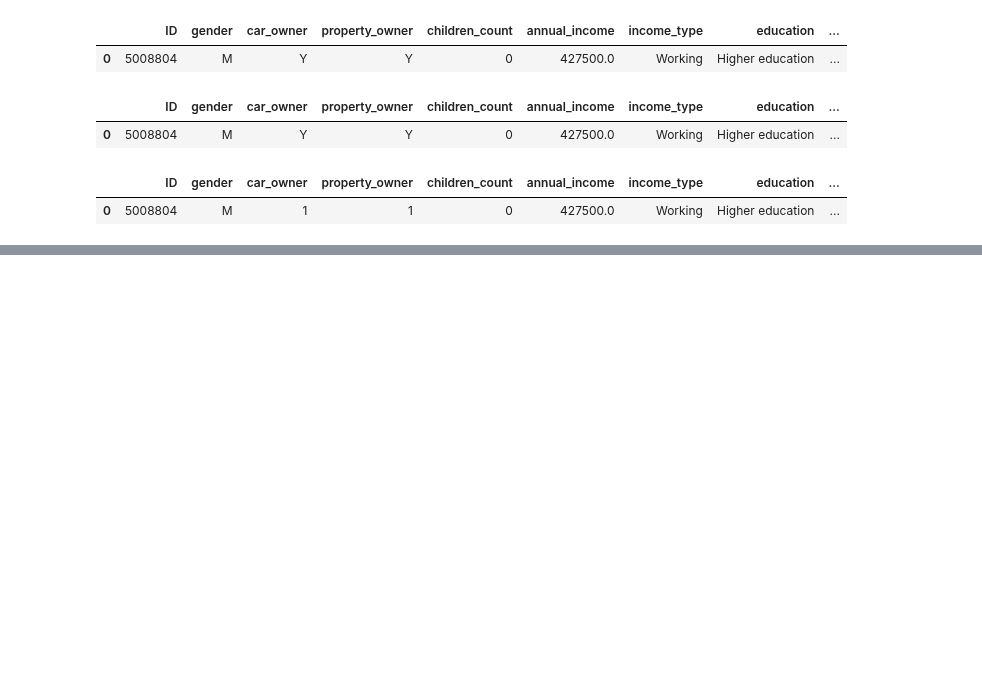
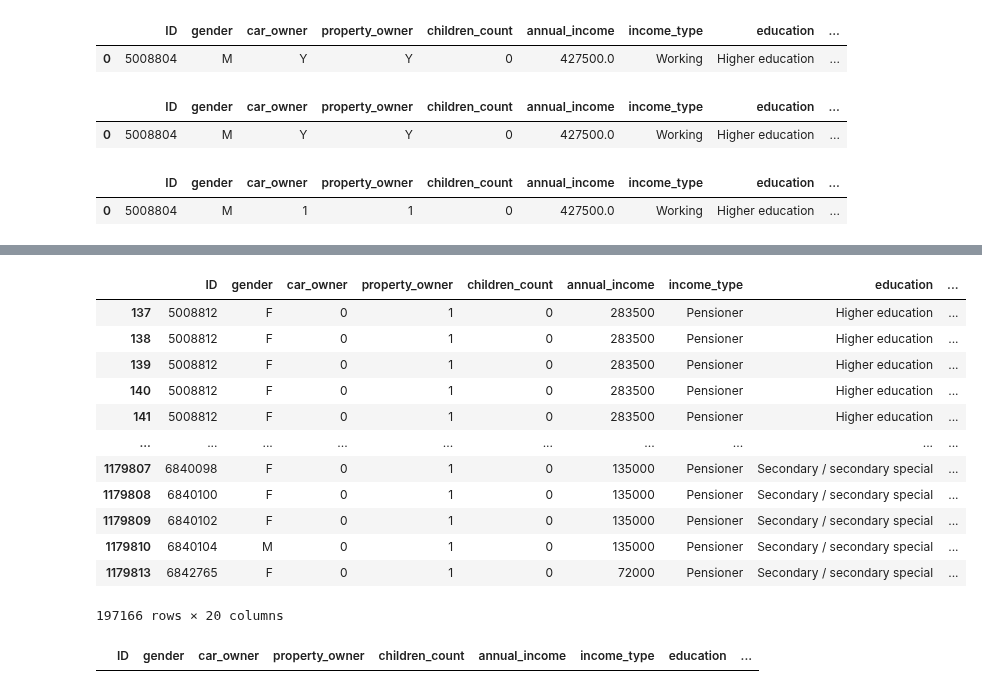
Before and after one commit to credit-risk-management-predictor/credit-risk-management-predictor, a Jupyter notebook: matt-wrangle.ipynb, the cells around one changed output, grey strips where cells are left out. Cells and saved outputs as stored; diff of their text form; code cells hidden in the pictures; blank space fills up the shorter version.

```diff
--- a/matt-wrangle.ipynb
+++ b/matt-wrangle.ipynb
@@ -128,0 +168,20 @@ for col in cols:
+# %%
+main[main.days_employed > 0]
+# %% [output]
+|  | ID | gender | car_owner | property_owner | children_count | annual_income | income_type | education | ... |
+| 137 | 5008812 | F | 0 | 1 | 0 | 283500 | Pensioner | Higher education | ... |
+| 138 | 5008812 | F | 0 | 1 | 0 | 283500 | Pensioner | Higher education | ... |
+| 139 | 5008812 | F | 0 | 1 | 0 | 283500 | Pensioner | Higher education | ... |
+| 140 | 5008812 | F | 0 | 1 | 0 | 283500 | Pensioner | Higher education | ... |
+| 141 | 5008812 | F | 0 | 1 | 0 | 283500 | Pensioner | Higher education | ... |
+| ... | ... | ... | ... | ... | ... | ... | ... | ... | ... |
+| 1179807 | 6840098 | F | 0 | 1 | 0 | 135000 | Pensioner | Secondary / secondary special | ... |
+| 1179808 | 6840100 | F | 0 | 1 | 0 | 135000 | Pensioner | Secondary / secondary special | ... |
+| 1179809 | 6840102 | F | 0 | 1 | 0 | 135000 | Pensioner | Secondary / secondary special | ... |
+| 1179810 | 6840104 | M | 0 | 1 | 0 | 135000 | Pensioner | Secondary / secondary special | ... |
+| 1179813 | 6842765 | F | 0 | 1 | 0 | 72000 | Pensioner | Secondary / secondary special | ... |
+197166 rows × 20 columns
+# %%
+main[main.days_employed == 0]
+# %% [output]
+|  | ID | gender | car_owner | property_owner | children_count | annual_income | income_type | education | ... |
```
Also changed, not shown: parts of 20 cells of this notebook.
